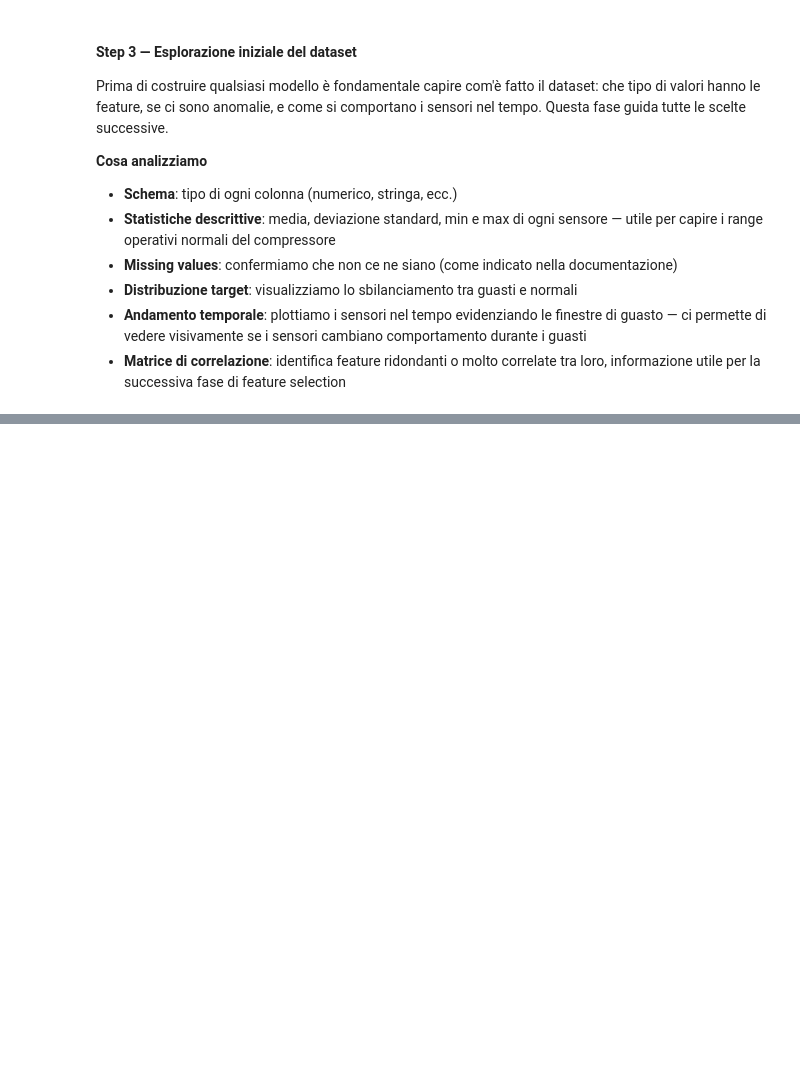
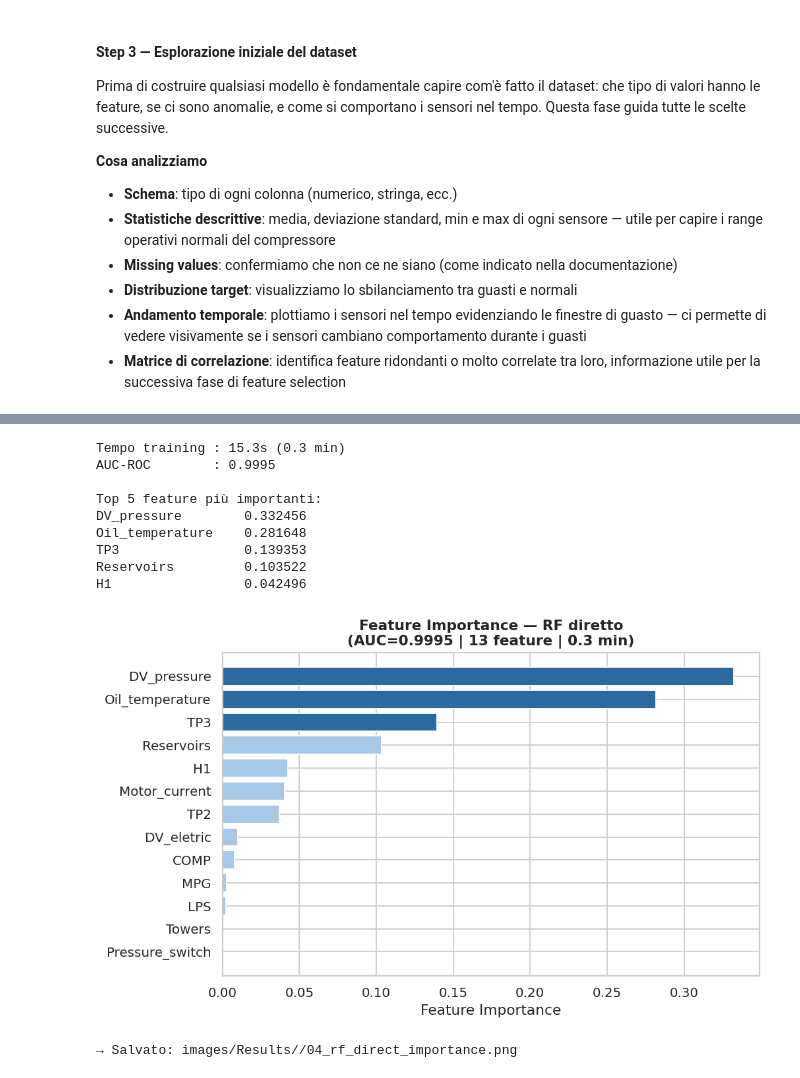
Before and after one commit to Code-Dani/Master-thesis, a Jupyter notebook: notebook/microsoft-dt-analysis.ipynb, the cells around one changed output, grey strips where cells are left out. Drawn from its saved outputs; the diff is of its cells as text; code cells hidden in the pictures; blank space fills up the shorter version.

```diff
--- a/notebook/microsoft-dt-analysis.ipynb
+++ b/notebook/microsoft-dt-analysis.ipynb
@@ -372,0 +523,13 @@ con il loro significato fisico — quando la pressione scende, il pressure switc
+# %%
+# ── 4.2 · Train/Test split (80/20) ───────────────────────────────────────
+df_train, df_test = df_assembled.randomSplit([0.8, 0.2], seed=42)
+df_train.cache()
+df_test.cache()
+print(f"Train: {df_train.count():,}  |  Test: {df_test.count():,}")
+
+# Evaluator binario
+evaluator = BinaryClassificationEvaluator(
+    labelCol=TARGET_COL,
+    rawPredictionCol="rawPrediction",
+    metricName="areaUnderROC"
+)
@@ -372,0 +544,45 @@ con il loro significato fisico — quando la pressione scende, il pressure switc
+# %%
+# ── 4.3 · Esperimento A — RF diretto su tutte le feature ─────────────────
+rf = RandomForestClassifier(
+    numTrees=100,
+    maxDepth=10,
+    seed=42,
+    featuresCol="features",
+    labelCol=TARGET_COL
+)
+
+t0 = time.time()
+rf_model = rf.fit(df_train)
+t_rf = time.time() - t0
+
+auc_rf = evaluator.evaluate(rf_model.transform(df_test))
+print(f"Tempo training : {t_rf:.1f}s ({t_rf/60:.1f} min)")
+print(f"AUC-ROC        : {auc_rf:.4f}")
+
+# Feature importance
+fi_rf = pd.Series(
+    rf_model.featureImportances.toArray(),
+    index=FEATURE_COLS
+).sort_values(ascending=False)
+
+print("\nTop 5 feature più importanti:")
+print(fi_rf.head(5).to_string())
+
+# Plot
+# Plot
+fig, ax = plt.subplots(figsize=(8, 5))
+colors_bar = ["#2D6A9F" if i < 3 else "#A8C8E8" for i in range(len(fi_rf))]
+ax.barh(
+    list(fi_rf.index[::-1]),
+    list(fi_rf.values[::-1]),
+    color=list(reversed(colors_bar))
+)
+ax.set_xlabel("Feature Importance")
+ax.set_title(f"Feature Importance — RF diretto\n"
+             f"(AUC={auc_rf:.4f} | {len(FEATURE_COLS)} feature | {t_rf/60:.1f} min)",
+             fontweight="bold")
+plt.tight_layout()
+plt.savefig(f"{OUTPUT_DIR}/04_rf_direct_importance.png")
+plt.show()
+print(f"→ Salvato: {OUTPUT_DIR}/04_rf_direct_importance.png")
+# %% [output]
@@ -372,0 +606,11 @@ con il loro significato fisico — quando la pressione scende, il pressure switc
+Tempo training : 15.3s (0.3 min)
+AUC-ROC        : 0.9995
+
+Top 5 feature più importanti:
+DV_pressure        0.332456
+Oil_temperature    0.281648
+TP3                0.139353
+Reservoirs         0.103522
+H1                 0.042496
+[figure, added]
+→ Salvato: images/Results//04_rf_direct_importance.png
```
Also changed, not shown: parts of 25 cells of this notebook, 4 other files.
